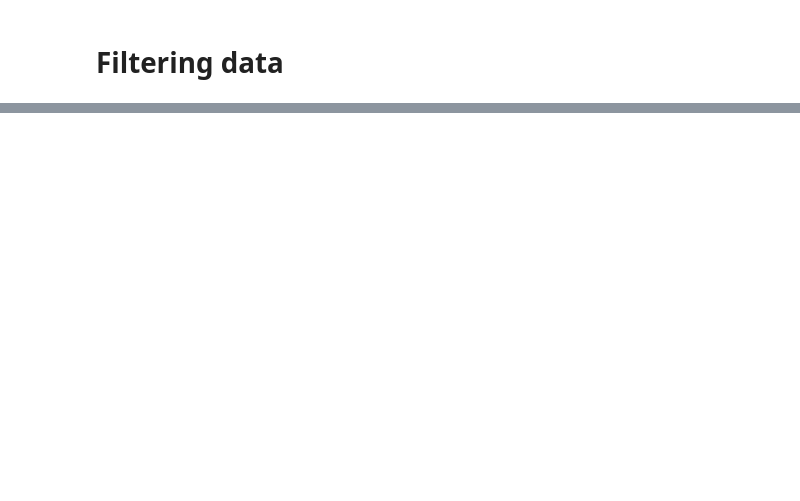
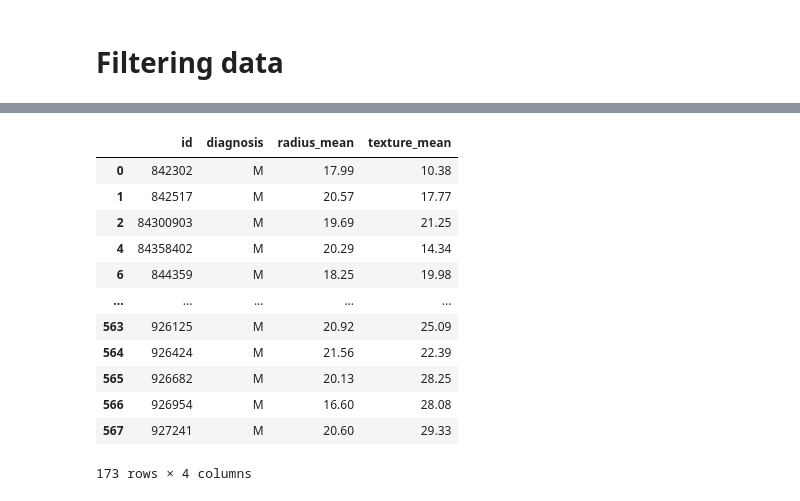
Before and after one commit to heisraymond/pandas, a Jupyter notebook: main.ipynb, the cells around one changed output, grey strips where cells are left out. Drawn from its saved outputs; the diff is of its cells as text; code cells hidden in the pictures; blank space fills up the shorter version.

Commit message:
Added botes on how to filter data

```diff
--- a/main.ipynb
+++ b/main.ipynb
@@ -239,6 +239,6 @@ weather.sort_values(["data", "date"], ascending=[0,0])
 # %%
 # You can iterate b/n values in a dataframe using ofr loop
 # This is not recomended as it consumes memory (Used 1m 57.8s)
-for index, rows in weather.iterrows():
-    print(index)
-    print(rows)
+#for index, rows in weather.iterrows():
+#   print(index)
+#   print(rows)
@@ -264,2 +245,5 @@ KeyboardInterrupt:
 # %% [markdown]
 # Filtering data
+# %%
+cancer = pd.read_csv('data/breast-cancer.csv')
+cancer.head()
@@ -265,0 +279,26 @@ KeyboardInterrupt:
+# %%
+# Starting to filter data
+cancer.loc[cancer['radius_mean'] > 15, ['id', 'diagnosis', 'radius_mean', 'texture_mean']]
+"""
+This line uses loc to filter and select data from the DataFrame. The expression cancer['radius_mean'] > 15
+creates a Boolean mask that keeps only the rows where the radius_mean value is greater than 15, and the list
+['id', 'diagnosis', 'radius_mean', 'texture_mean'] specifies the columns to display. Overall, it returns a
+filtered subset of the dataset showing only those entries with a large radius_mean along with their corresponding
+ID, diagnosis, and texture_mean.
+"""
+# Alternative syntax
+# cancer[cancer['radius_mean'] > 15]['id', 'diagnosis', 'radius_mean', 'texture_mean']
+# %% [output]
+|  | id | diagnosis | radius_mean | texture_mean |
+| 0 | 842302 | M | 17.99 | 10.38 |
+| 1 | 842517 | M | 20.57 | 17.77 |
+| 2 | 84300903 | M | 19.69 | 21.25 |
+| 4 | 84358402 | M | 20.29 | 14.34 |
+| 6 | 844359 | M | 18.25 | 19.98 |
+| ... | ... | ... | ... | ... |
+| 563 | 926125 | M | 20.92 | 25.09 |
+| 564 | 926424 | M | 21.56 | 22.39 |
+| 565 | 926682 | M | 20.13 | 28.25 |
+| 566 | 926954 | M | 16.60 | 28.08 |
+| 567 | 927241 | M | 20.60 | 29.33 |
+173 rows × 4 columns
```
Also changed, not shown: parts of 4 cells of this notebook.
